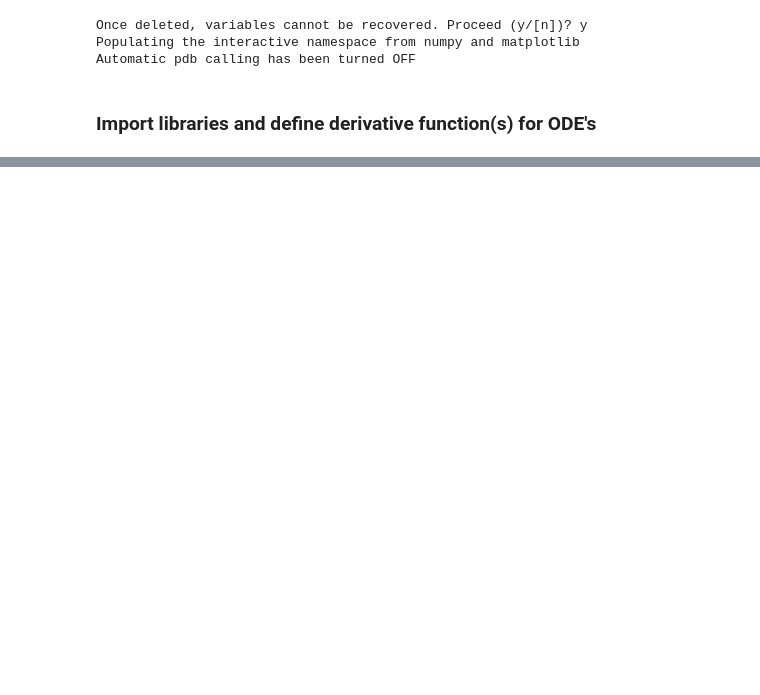
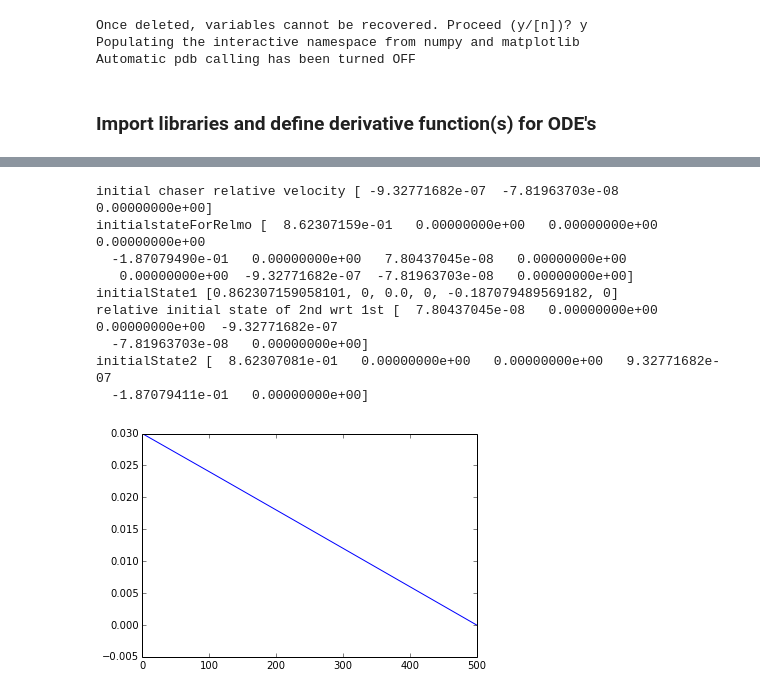
Before and after one commit to aerosara/thesis, a Jupyter notebook: notebooks/Waypoints And DV Computation.ipynb, the cells around one changed output, grey strips where cells are left out. Saved outputs shown, nothing was run; the diff lists cells and outputs as text; code cells hidden in the pictures; blank space fills up the shorter version.

```diff
--- a/notebooks/Waypoints And DV Computation.ipynb
+++ b/notebooks/Waypoints And DV Computation.ipynb
@@ -164,0 +99,50 @@ timespanTest [  0.00000000e+00   8.19779497e-06   1.63955899e-05   2.45933849e-0
+# %%
+
+## Compute required velocity to travel between waypoints
+
+# Compute required velocity at point 1 to take us to point 2 within time (t2-t1)
+# This is from Lian et al.
+# Method signature:
+# initialRelativeVelocity = ComputeRequiredVelocity(initialstate1, initialRelativePosition, initialTime, targetRelativePosition, targetTime)
+Waypoints[0]['v'] = ComputeRequiredVelocity(initialstate1, Waypoints[0]['r'], Waypoints[0]['t'], Waypoints[1]['r'], Waypoints[1]['t'], mu)
+
+print 'initial chaser relative velocity', Waypoints[0]['v']
+
+initialRelativeState = np.concatenate(( Waypoints[0]['r'], Waypoints[0]['v'] ))
+
+## Integrate first satellite with full nonlinear dynamics and second satellite with linear relmo dynamics
+
+# array of time points
+timespan = np.linspace(Waypoints[0]['t'], Waypoints[1]['t'], 500)
+
+# target satellite position and velocity over time in RLP frame from integrating initial state with full nonlinear dynamics
+# offset between target and chaser satellite over time in RLP frame from integrating initial offset with linearized relmo dynamics
+x1, y1, z1, xdot1, ydot1, zdot1, dx_LINEAR, dy_LINEAR, dz_LINEAR, dxdot_LINEAR, dydot_LINEAR, dzdot_LINEAR = PropagateSatelliteAndChaser(mu, timespan, initialstate1, initialRelativeState)
+
+##  Integrate second satellite with full nonlinear dynamics
+
+# initial state of second satellite in absolute RLP coordinates (not relative to first satellite)
+initialstate2 = np.array(initialstate1) - np.array(initialRelativeState)
+
+# chaser satellite position and velocity over time in RLP frame from integrating initial state with full nonlinear dynamics
+x2, y2, z2, xdot2, ydot2, zdot2 = PropagateSatellite(mu, timespan, initialstate2);
+
+# Compute offsets in RLP frame based on nonlinear motion
+dx_NONLIN, dy_NONLIN, dz_NONLIN = ComputeOffsets(timespan, x1, y1, z1, xdot1, ydot1, zdot1, x2, y2, z2, xdot2, ydot2, zdot2);
+
+plot(dx_LINEAR*r12)
+
+print 'initialState1', initialstate1
+print 'relative initial state of 2nd wrt 1st', initialRelativeState
+print 'initialState2', initialstate2
+# %% [output]
+initial chaser relative velocity [ -9.32771682e-07  -7.81963703e-08   0.00000000e+00]
+initialstateForRelmo [  8.62307159e-01   0.00000000e+00   0.00000000e+00   0.00000000e+00
+  -1.87079490e-01   0.00000000e+00   7.80437045e-08   0.00000000e+00
+   0.00000000e+00  -9.32771682e-07  -7.81963703e-08   0.00000000e+00]
+initialState1 [0.862307159058101, 0, 0.0, 0, -0.187079489569182, 0]
+relative initial state of 2nd wrt 1st [  7.80437045e-08   0.00000000e+00   0.00000000e+00  -9.32771682e-07
+  -7.81963703e-08   0.00000000e+00]
+initialState2 [  8.62307081e-01   0.00000000e+00   0.00000000e+00   9.32771682e-07
+  -1.87079411e-01   0.00000000e+00]
+[figure, added]
```
Also changed, not shown: parts of 7 cells of this notebook, 4 other files.
